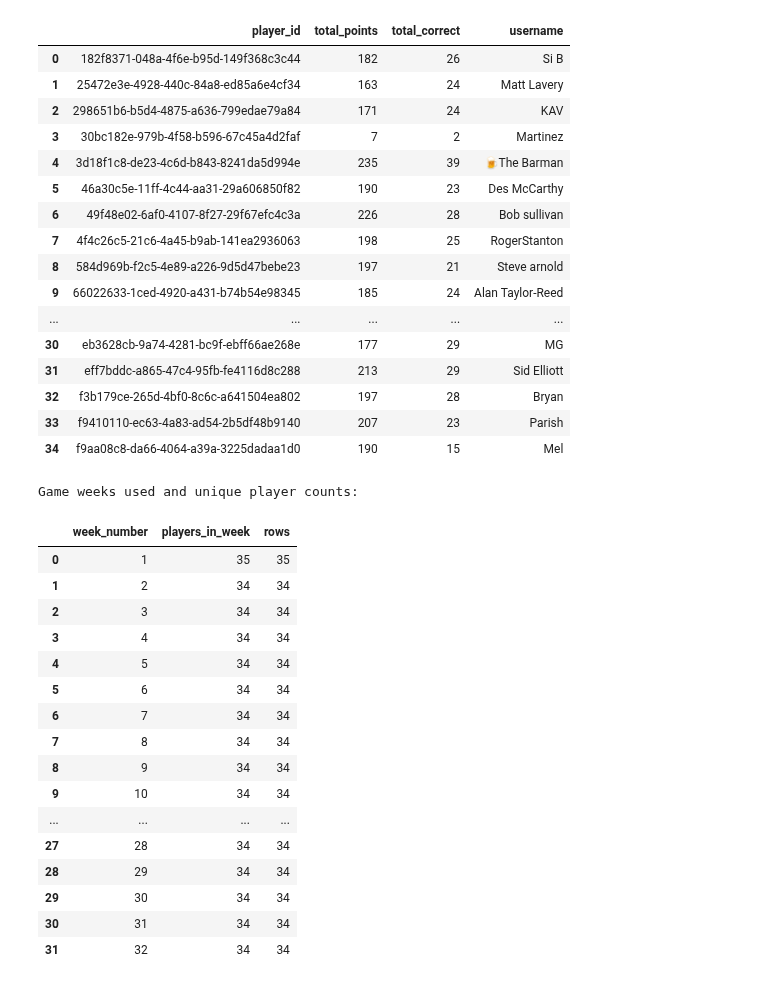
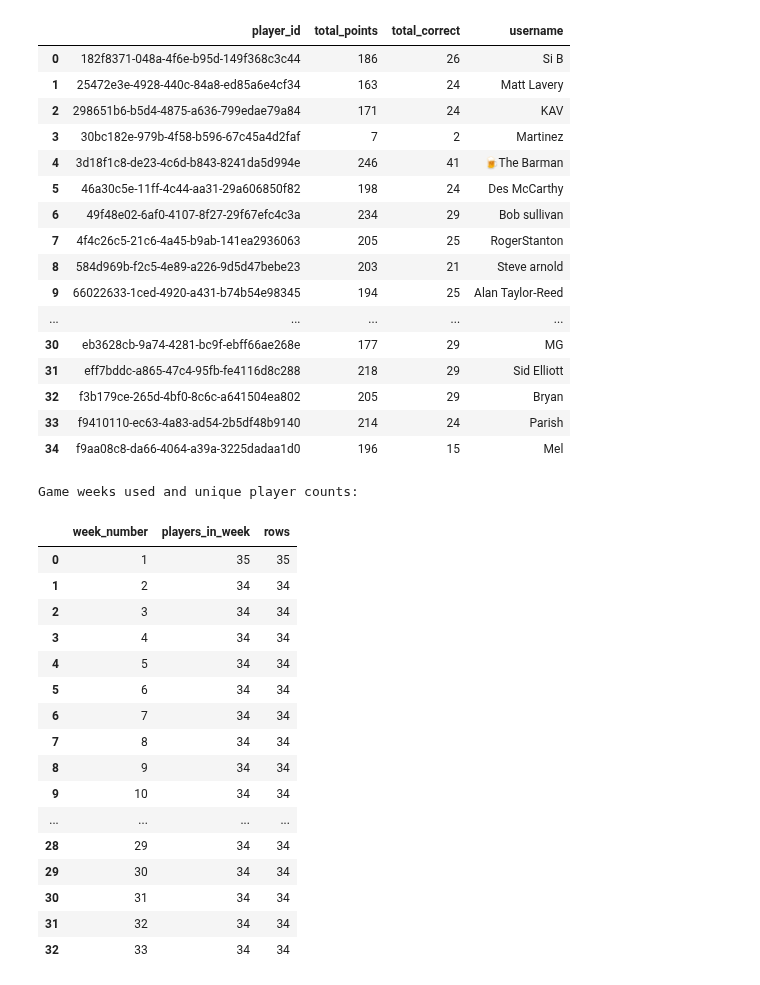
Before and after one commit to Gavin-Persad/predictions_data, a Jupyter notebook: Notebooks/season_scores_check.ipynb, the cells around one changed output. Saved outputs shown, nothing was run; the diff lists cells and outputs as text; code cells hidden in the pictures.

```diff
--- a/Notebooks/season_scores_check.ipynb
+++ b/Notebooks/season_scores_check.ipynb
@@ -4,7 +4,7 @@ import pandas as pd
 from pathlib import Path
 from IPython.display import display
 
-base = Path('../CSV/20.04.2026')
+base = Path('../CSV/28.04.2026')
 paths = {
     'game_week_scores': base / 'game_week_scores_rows.csv',
     'game_weeks': base / 'game_weeks_rows.csv',
@@ -94,22 +94,22 @@ for col in ('total_points','total_correct'):
 display(totals)
 # %% [output]
 |  | player_id | total_points | total_correct | username |
-| 0 | 182f8371-048a-4f6e-b95d-149f368c3c44 | 182 | 26 | Si B |
+| 0 | 182f8371-048a-4f6e-b95d-149f368c3c44 | 186 | 26 | Si B |
 | 1 | 25472e3e-4928-440c-84a8-ed85a6e4cf34 | 163 | 24 | Matt Lavery |
 | 2 | 298651b6-b5d4-4875-a636-799edae79a84 | 171 | 24 | KAV |
 | 3 | 30bc182e-979b-4f58-b596-67c45a4d2faf | 7 | 2 | Martinez |
-| 4 | 3d18f1c8-de23-4c6d-b843-8241da5d994e | 235 | 39 | 🍺The Barman |
-| 5 | 46a30c5e-11ff-4c44-aa31-29a606850f82 | 190 | 23 | Des McCarthy |
-| 6 | 49f48e02-6af0-4107-8f27-29f67efc4c3a | 226 | 28 | Bob sullivan |
-| 7 | 4f4c26c5-21c6-4a45-b9ab-141ea2936063 | 198 | 25 | RogerStanton |
-| 8 | 584d969b-f2c5-4e89-a226-9d5d47bebe23 | 197 | 21 | Steve arnold |
-| 9 | 66022633-1ced-4920-a431-b74b54e98345 | 185 | 24 | Alan Taylor-Reed |
+| 4 | 3d18f1c8-de23-4c6d-b843-8241da5d994e | 246 | 41 | 🍺The Barman |
+| 5 | 46a30c5e-11ff-4c44-aa31-29a606850f82 | 198 | 24 | Des McCarthy |
+| 6 | 49f48e02-6af0-4107-8f27-29f67efc4c3a | 234 | 29 | Bob sullivan |
+| 7 | 4f4c26c5-21c6-4a45-b9ab-141ea2936063 | 205 | 25 | RogerStanton |
+| 8 | 584d969b-f2c5-4e89-a226-9d5d47bebe23 | 203 | 21 | Steve arnold |
+| 9 | 66022633-1ced-4920-a431-b74b54e98345 | 194 | 25 | Alan Taylor-Reed |
 | ... | ... | ... | ... | ... |
 | 30 | eb3628cb-9a74-4281-bc9f-ebff66ae268e | 177 | 29 | MG |
-| 31 | eff7bddc-a865-47c4-95fb-fe4116d8c288 | 213 | 29 | Sid Elliott |
-| 32 | f3b179ce-265d-4bf0-8c6c-a641504ea802 | 197 | 28 | Bryan |
-| 33 | f9410110-ec63-4a83-ad54-2b5df48b9140 | 207 | 23 | Parish |
-| 34 | f9aa08c8-da66-4064-a39a-3225dadaa1d0 | 190 | 15 | Mel |
+| 31 | eff7bddc-a865-47c4-95fb-fe4116d8c288 | 218 | 29 | Sid Elliott |
+| 32 | f3b179ce-265d-4bf0-8c6c-a641504ea802 | 205 | 29 | Bryan |
+| 33 | f9410110-ec63-4a83-ad54-2b5df48b9140 | 214 | 24 | Parish |
+| 34 | f9aa08c8-da66-4064-a39a-3225dadaa1d0 | 196 | 15 | Mel |
 # %%
 # Game-week player counts: list the game weeks used and player counts per week
 import pandas as pd
@@ -120,7 +120,7 @@ if 'merged_all' not in globals():
     raise NameError("merged_all not found — run cell 1 first to load and merge game_week_scores, game_weeks, and profiles")
 
 df = merged_all.copy()
-base = Path('../CSV/20.04.2026')
+base = Path('../CSV/28.04.2026')
 
 # Ensure we have week_number; if not, try to load game_weeks and merge
 if 'week_number' not in df.columns:
@@ -131,35 +131,35 @@ if 'week_number' not in df.columns:
             df = df.merge(gws[['id','week_number','season_id']], left_on='game_week_id', right_on='id', how='left')
         elif 'game_week' in df.columns:
             df = df.merge(gws[['id','week_number','season_id']], left_on='game_week', right_on='id', how='left')
 
 # Group by week_number and count distinct players
 grouped = df.groupby(['week_number']).agg(players_in_week=('player_id', lambda x: x.nunique()), rows=('player_id','size')).reset_index()
 
 # Attempt numeric sort of week_number when possible
 try:
     grouped['week_number_num'] = pd.to_numeric(grouped['week_number'], errors='coerce')
     grouped = grouped.sort_values(['week_number_num'], na_position='last').drop(columns=['week_number_num']).reset_index(drop=True)
 except Exception:
     grouped = grouped.sort_values('week_number', na_position='last').reset_index(drop=True)
 
 print('Game weeks used and unique player counts:')
 display(grouped)
 # %% [output]
 Game weeks used and unique player counts:
 |  | week_number | players_in_week | rows |
 | 0 | 1 | 35 | 35 |
 | 1 | 2 | 34 | 34 |
 | 2 | 3 | 34 | 34 |
 | 3 | 4 | 34 | 34 |
 | 4 | 5 | 34 | 34 |
 | 5 | 6 | 34 | 34 |
 | 6 | 7 | 34 | 34 |
 | 7 | 8 | 34 | 34 |
 | 8 | 9 | 34 | 34 |
 | 9 | 10 | 34 | 34 |
 | ... | ... | ... | ... |
-| 27 | 28 | 34 | 34 |
 | 28 | 29 | 34 | 34 |
 | 29 | 30 | 34 | 34 |
 | 30 | 31 | 34 | 34 |
 | 31 | 32 | 34 | 34 |
+| 32 | 33 | 34 | 34 |
```
Also changed, not shown: parts of 1 cell of this notebook, 9 other files.
